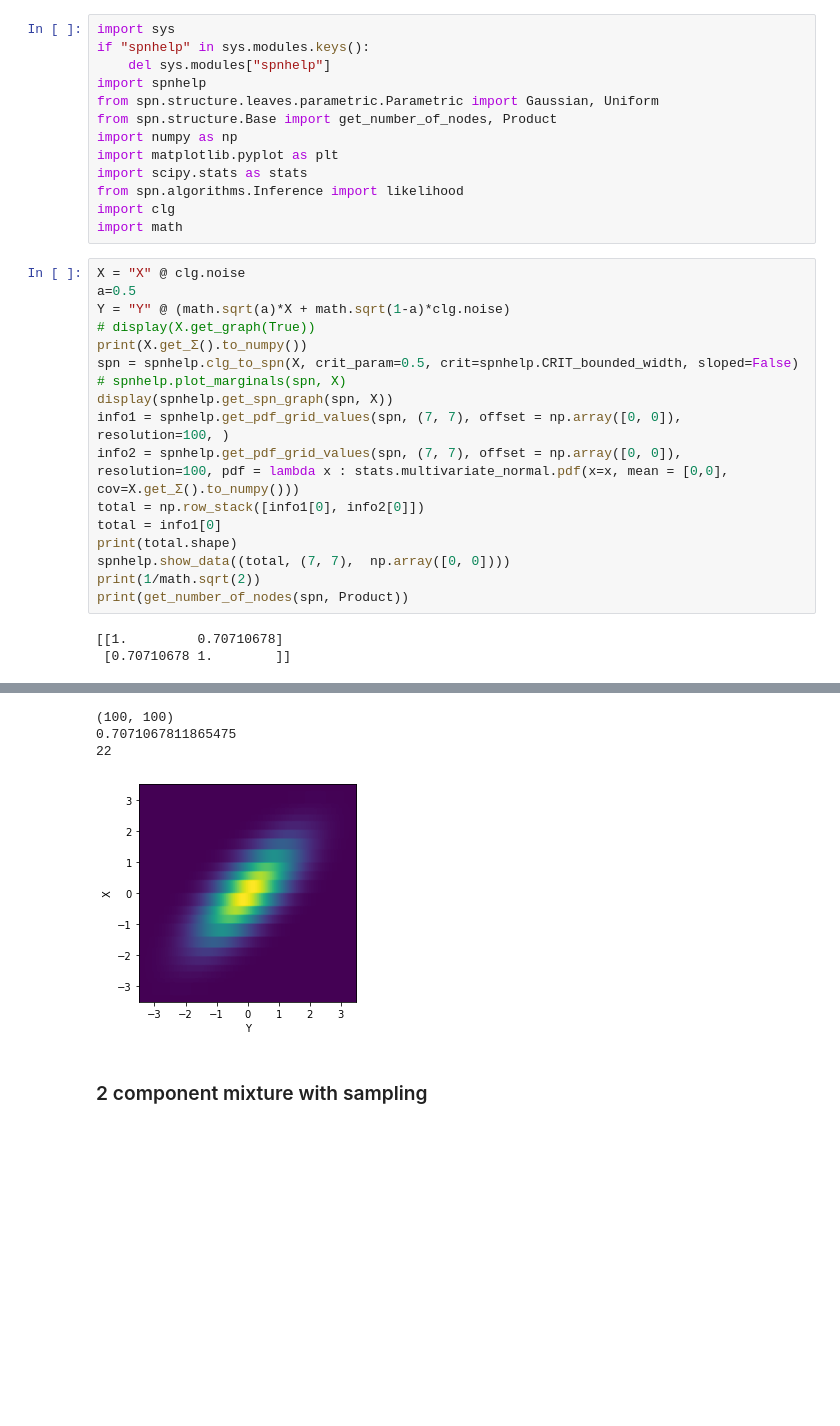
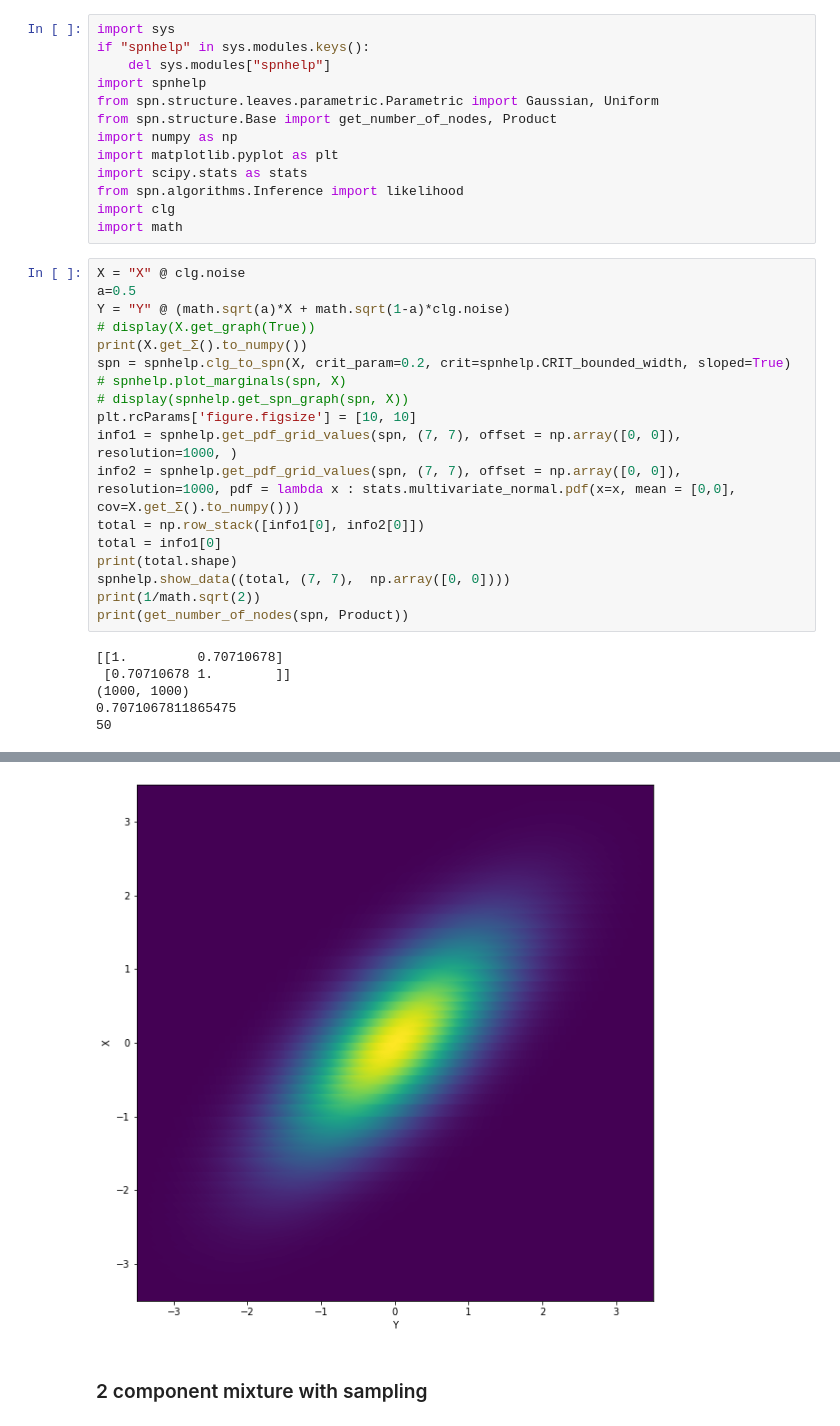
Before and after one commit to Whatisthisname/bayesian_network_to_spn, a Jupyter notebook: nb_basic_tests.ipynb, the cells around one changed output, grey strips where cells are left out. Cells and saved outputs as stored; diff of their text form; blank space fills up the shorter version.

```diff
--- a/nb_basic_tests.ipynb
+++ b/nb_basic_tests.ipynb
@@ -19,11 +19,12 @@ a=0.5
 Y = "Y" @ (math.sqrt(a)*X + math.sqrt(1-a)*clg.noise)
 # display(X.get_graph(True))
 print(X.get_Σ().to_numpy())
-spn = spnhelp.clg_to_spn(X, crit_param=0.5, crit=spnhelp.CRIT_bounded_width, sloped=False)
+spn = spnhelp.clg_to_spn(X, crit_param=0.2, crit=spnhelp.CRIT_bounded_width, sloped=True)
 # spnhelp.plot_marginals(spn, X)
-display(spnhelp.get_spn_graph(spn, X))
-info1 = spnhelp.get_pdf_grid_values(spn, (7, 7), offset = np.array([0, 0]), resolution=100, )
-info2 = spnhelp.get_pdf_grid_values(spn, (7, 7), offset = np.array([0, 0]), resolution=100, pdf = lambda x : stats.multivariate_normal.pdf(x=x, mean = [0,0], cov=X.get_Σ().to_numpy()))
+# display(spnhelp.get_spn_graph(spn, X))
+plt.rcParams['figure.figsize'] = [10, 10]
+info1 = spnhelp.get_pdf_grid_values(spn, (7, 7), offset = np.array([0, 0]), resolution=1000, )
+info2 = spnhelp.get_pdf_grid_values(spn, (7, 7), offset = np.array([0, 0]), resolution=1000, pdf = lambda x : stats.multivariate_normal.pdf(x=x, mean = [0,0], cov=X.get_Σ().to_numpy()))
 total = np.row_stack([info1[0], info2[0]])
 total = info1[0]
 print(total.shape)
@@ -33,3 +34,6 @@ print(get_number_of_nodes(spn, Product))
 # %% [output]
 [[1.         0.70710678]
  [0.70710678 1.        ]]
+(1000, 1000)
+0.7071067811865475
+50
@@ -37,7 +40,4 @@ print(get_number_of_nodes(spn, Product))
-(100, 100)
-0.7071067811865475
-22
-[figure, old version]
+[figure, new version]
 # %% [markdown]
 ### 2 component mixture with sampling
 # %%
```
Also changed, not shown: parts of 2 cells of this notebook, 2 other files.
